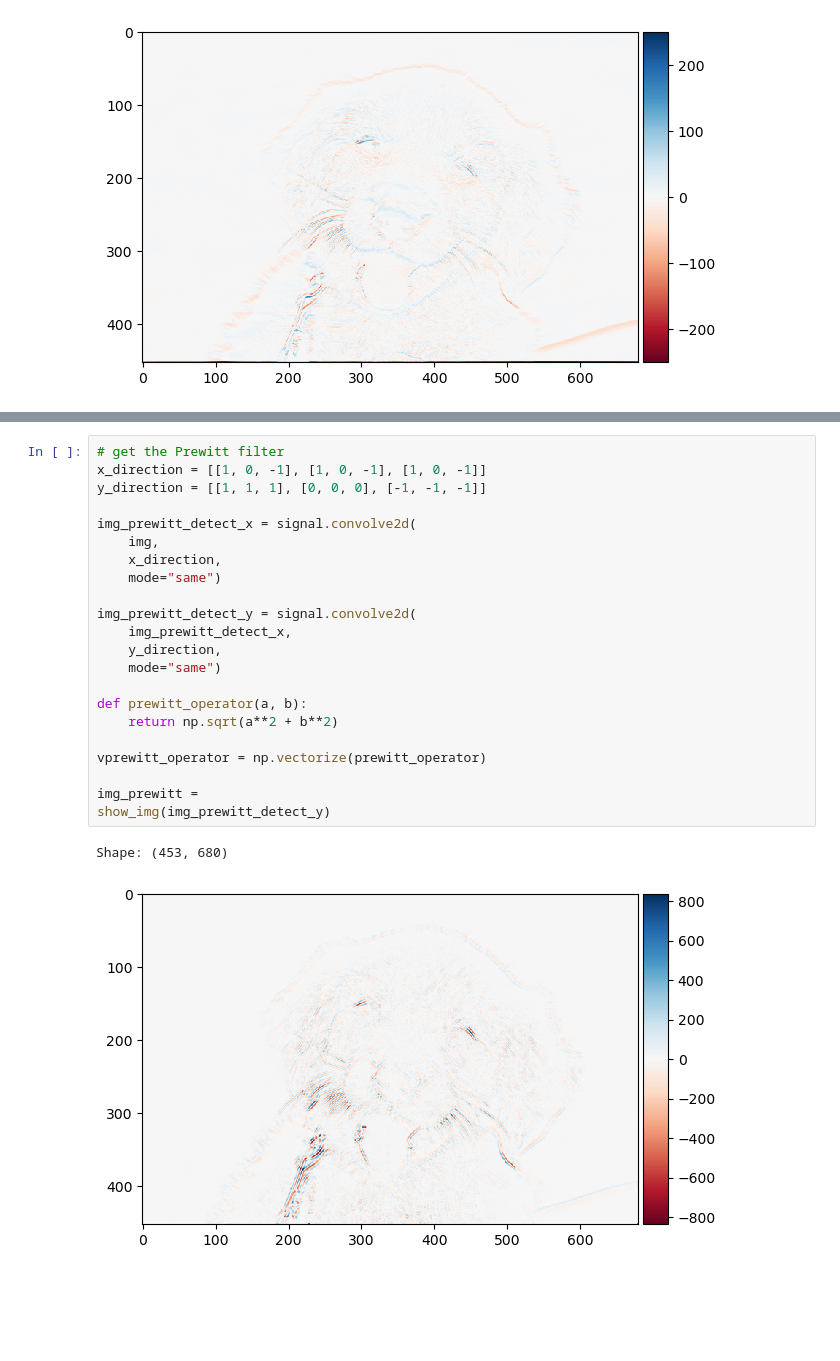
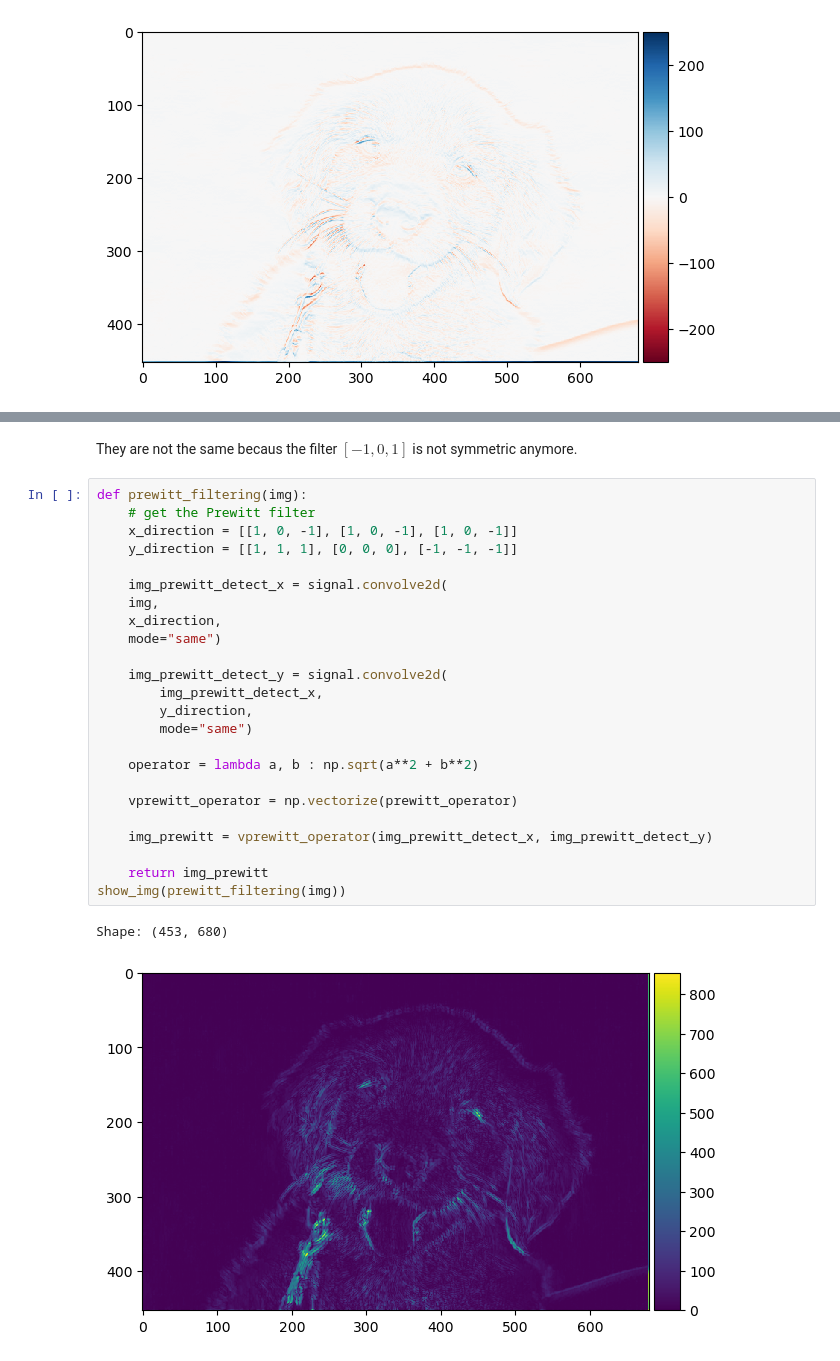
Before and after one commit to mika-jpd/Image_and_Vision_Computing, a Jupyter notebook: Lab_1/Untitled.ipynb, the cells around one changed output, grey strips where cells are left out. Saved outputs shown, nothing was run; the diff lists cells and outputs as text; blank space fills up the shorter version.

```diff
--- a/Lab_1/Untitled.ipynb
+++ b/Lab_1/Untitled.ipynb
@@ -106,25 +118,29 @@ Shape: (453, 680)
+# %% [markdown]
+They are not the same becaus the filter $[-1, 0, 1]$ is not symmetric anymore.
 # %%
-# get the Prewitt filter
-x_direction = [[1, 0, -1], [1, 0, -1], [1, 0, -1]]
-y_direction = [[1, 1, 1], [0, 0, 0], [-1, -1, -1]]
+def prewitt_filtering(img):
+    # get the Prewitt filter
+    x_direction = [[1, 0, -1], [1, 0, -1], [1, 0, -1]]
+    y_direction = [[1, 1, 1], [0, 0, 0], [-1, -1, -1]]
 
-img_prewitt_detect_x = signal.convolve2d(
+    img_prewitt_detect_x = signal.convolve2d(
     img,
     x_direction,
     mode="same")
 
-img_prewitt_detect_y = signal.convolve2d(
-    img_prewitt_detect_x,
-    y_direction,
-    mode="same")
+    img_prewitt_detect_y = signal.convolve2d(
+        img_prewitt_detect_x,
+        y_direction,
+        mode="same")
 
-def prewitt_operator(a, b):
-    return np.sqrt(a**2 + b**2)
+    operator = lambda a, b : np.sqrt(a**2 + b**2)
 
-vprewitt_operator = np.vectorize(prewitt_operator)
+    vprewitt_operator = np.vectorize(prewitt_operator)
 
-img_prewitt =
-show_img(img_prewitt_detect_y)
+    img_prewitt = vprewitt_operator(img_prewitt_detect_x, img_prewitt_detect_y)
+
+    return img_prewitt
+show_img(prewitt_filtering(img))
 # %% [output]
 Shape: (453, 680)
-[figure, old version]
+[figure, new version]
```
Also changed, not shown: parts of 20 cells of this notebook.
